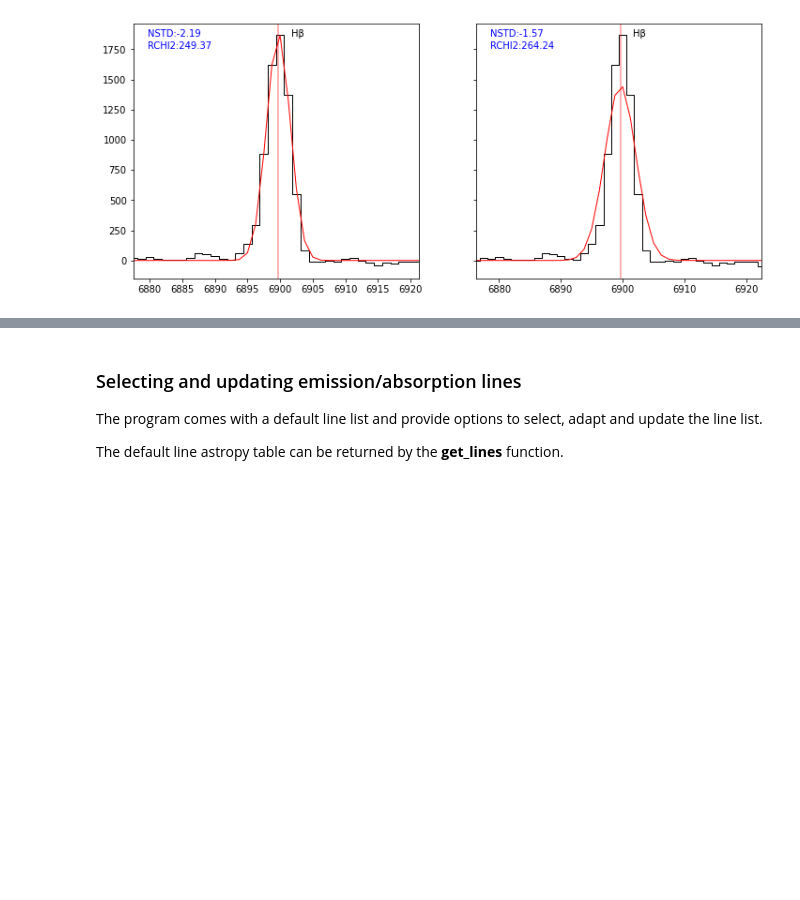
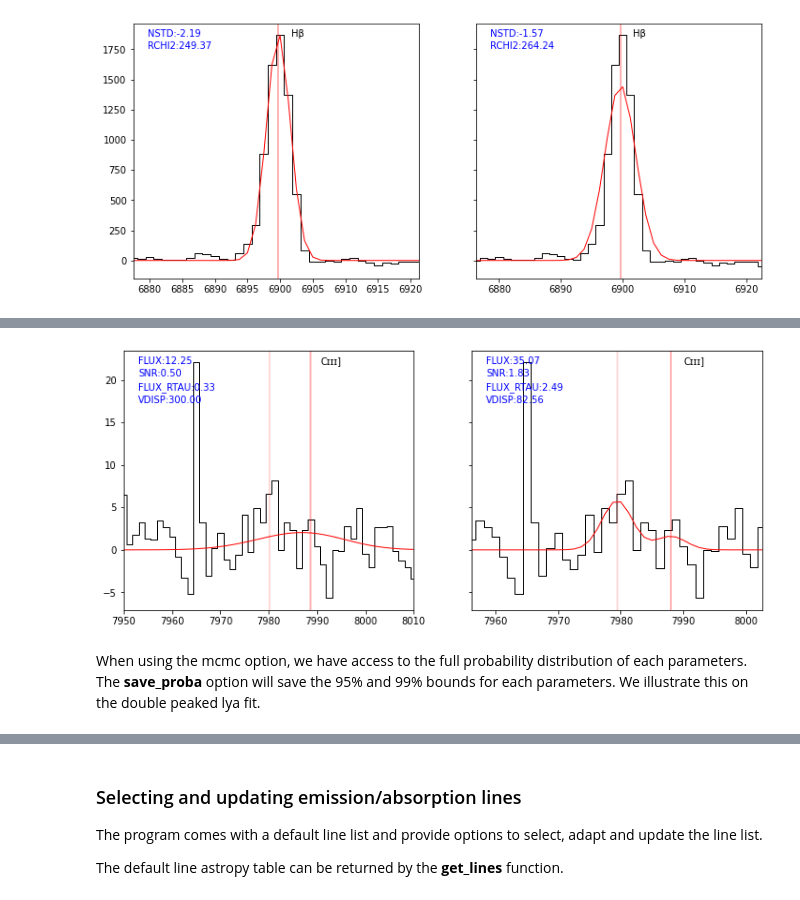
Before and after one commit to musevlt/pyplatefit, a Jupyter notebook: docs/tutorial.ipynb, the cells around one changed output, grey strips where cells are left out. Drawn from its saved outputs; the diff is of its cells as text; code cells hidden in the pictures; blank space fills up the shorter version.

```diff
--- a/docs/tutorial.ipynb
+++ b/docs/tutorial.ipynb
@@ -359,0 +406,3 @@ plot_fit(ax[1], res2, **kw)
+# %%
+sp = Spectrum(os.path.join(datadir,'udf10_00723.fits'))
+res2 = fit_spec(sp, z=3.18817, mcmc_all=True)
@@ -359,0 +443,3 @@ plot_fit(ax[1], res2, **kw)
+# %%
+sp = Spectrum(os.path.join(datadir,'udf10_00723.fits'))
+res4 = fit_spec(sp, z=3.18817, mcmc_all=True, lines=['CIII1907','CIII1909'])
@@ -359,0 +465,10 @@ plot_fit(ax[1], res2, **kw)
+# %%
+fig,ax = plt.subplots(1,2,figsize=(12,5), sharey=True)
+kw = dict(line='CIII1907', line_only=True, margin=20, infoline=['FLUX','SNR','FLUX_RTAU','VDISP'], legend=False)
+plot_fit(ax[0], res2, **kw)
+plot_fit(ax[1], res4, **kw)
+# %% [output]
+[figure, added]
+# %% [markdown]
+When using the mcmc option, we have access to the full probability distribution of each parameters. The **save_proba** option will save the 95% and 99% bounds for each parameters.
+We illustrate this on the double peaked lya fit.
```
Also changed, not shown: parts of 49 cells of this notebook, 2 other files.
